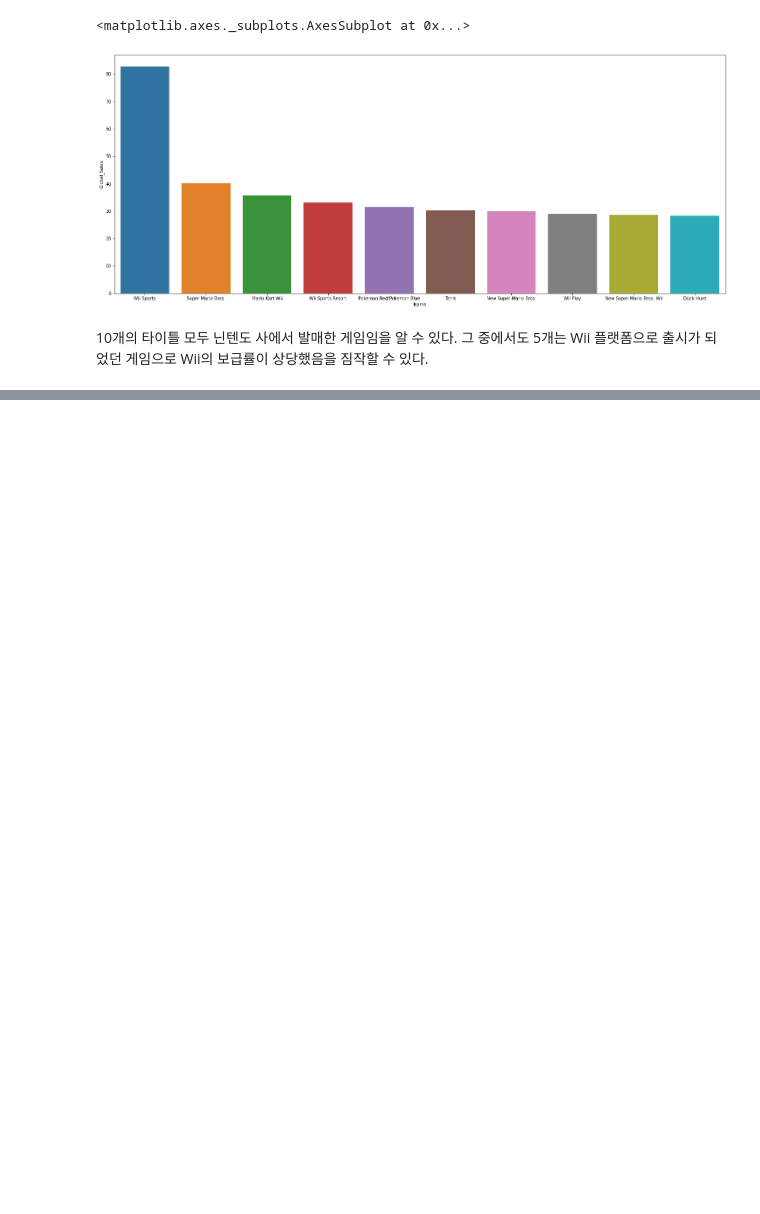
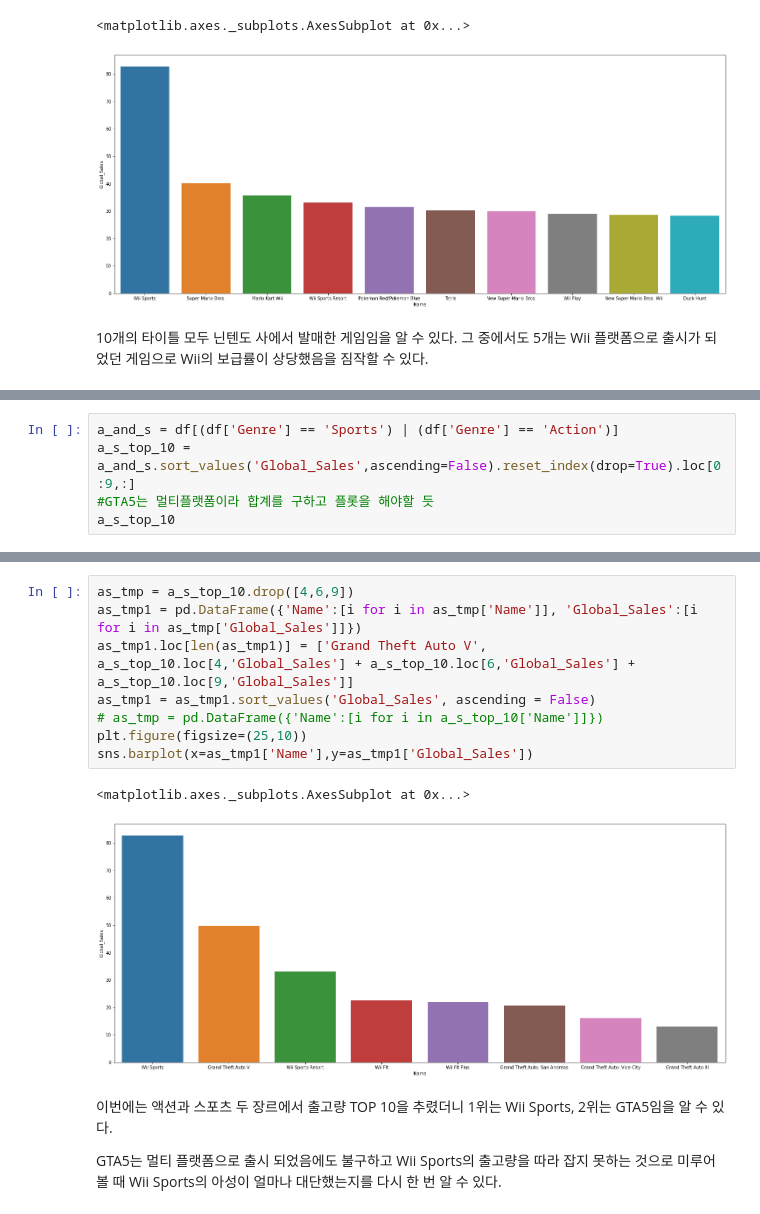
Before and after one commit to ORCT/ds-section1-project, a Jupyter notebook: Q3.max_sold_game_analyze.ipynb, the cells around one changed output, grey strips where cells are left out. Saved outputs shown, nothing was run; the diff lists cells and outputs as text; blank space fills up the shorter version.

```diff
--- a/Q3.max_sold_game_analyze.ipynb
+++ b/Q3.max_sold_game_analyze.ipynb
@@ -56,0 +96,5 @@ sns.barplot(x=df_top_10['Name'],y=df_top_10['Global_Sales'])
+# %%
+a_and_s = df[(df['Genre'] == 'Sports') | (df['Genre'] == 'Action')]
+a_s_top_10 = a_and_s.sort_values('Global_Sales',ascending=False).reset_index(drop=True).loc[0:9,:]
+#GTA5는 멀티플랫폼이라 합계를 구하고 플롯을 해야할 듯
+a_s_top_10
@@ -56,0 +113,15 @@ sns.barplot(x=df_top_10['Name'],y=df_top_10['Global_Sales'])
+# %%
+as_tmp = a_s_top_10.drop([4,6,9])
+as_tmp1 = pd.DataFrame({'Name':[i for i in as_tmp['Name']], 'Global_Sales':[i for i in as_tmp['Global_Sales']]})
+as_tmp1.loc[len(as_tmp1)] = ['Grand Theft Auto V', a_s_top_10.loc[4,'Global_Sales'] + a_s_top_10.loc[6,'Global_Sales'] + a_s_top_10.loc[9,'Global_Sales']]
+as_tmp1 = as_tmp1.sort_values('Global_Sales', ascending = False)
+# as_tmp = pd.DataFrame({'Name':[i for i in a_s_top_10['Name']]})
+plt.figure(figsize=(25,10))
+sns.barplot(x=as_tmp1['Name'],y=as_tmp1['Global_Sales'])
+# %% [output]
+<matplotlib.axes._subplots.AxesSubplot at 0x...>
+[figure, added]
+# %% [markdown]
+이번에는 액션과 스포츠 두 장르에서 출고량 TOP 10을 추렸더니 1위는 Wii Sports, 2위는 GTA5임을 알 수 있다.
+
+GTA5는 멀티 플랫폼으로 출시 되었음에도 불구하고 Wii Sports의 출고량을 따라 잡지 못하는 것으로 미루어 볼 때 Wii Sports의 아성이 얼마나 대단했는지를 다시 한 번 알 수 있다.
```
Also changed, not shown: parts of 16 cells of this notebook.
